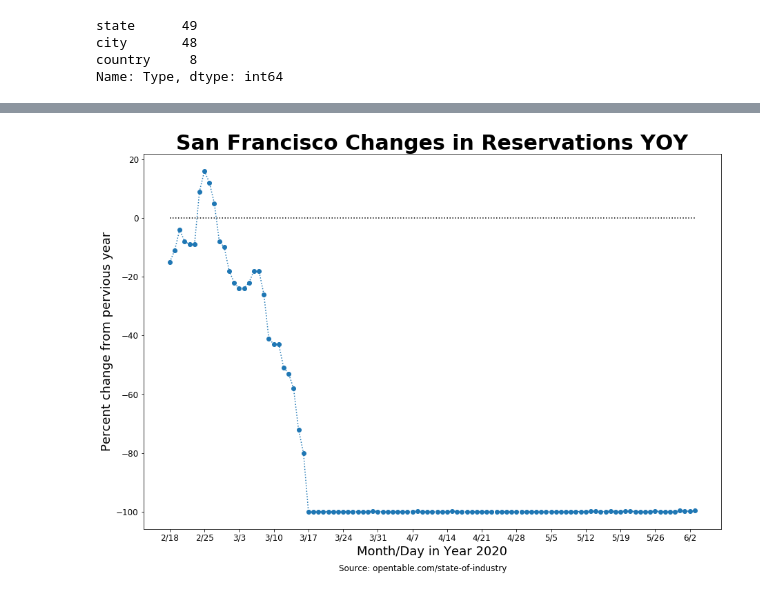
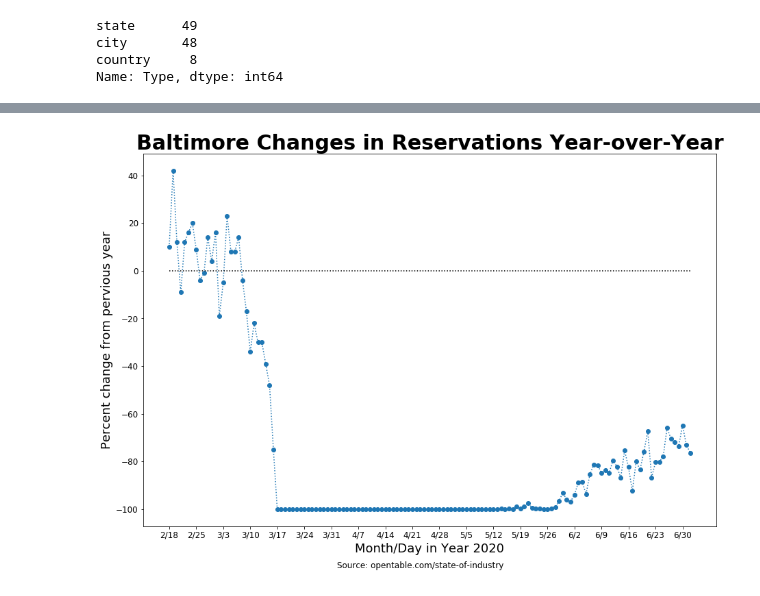
Before and after one commit to pizacd/OpenTable_reservationdata, a Jupyter notebook: OpenTable.ipynb, the cells around one changed output, grey strips where cells are left out. Cells and saved outputs as stored; diff of their text form; code cells hidden in the pictures.

```diff
--- a/OpenTable.ipynb
+++ b/OpenTable.ipynb
@@ -2,7 +2,7 @@
 import pandas as pd
 import matplotlib.pyplot as plt
 import numpy as np
-resv = pd.read_csv('YoY_Seated_Diner_Data.csv')
+resv = pd.read_csv('/Users/pizac/Downloads/YoY_Seated_Diner_Data.csv')
 # %%
 #separate dataframe into cities, states and countries
 #Disclaimer: OpenTable did not provide data on all cities, states and countries
@@ -132,6 +132,6 @@ def resv_plot(land,name):  #land is either a city, state or country. Name is the
         except ZeroDivisionError:
             print('{} is not in the OpenTable dataset'.format(land.capitalize()))
 # %%
-resv_plot('city','San Francisco')
+resv_plot('city','Baltimore')
 # %% [output]
-[figure, old version]
+[figure, new version]
```
Also changed, not shown: parts of 10 cells of this notebook, 1 other file.
